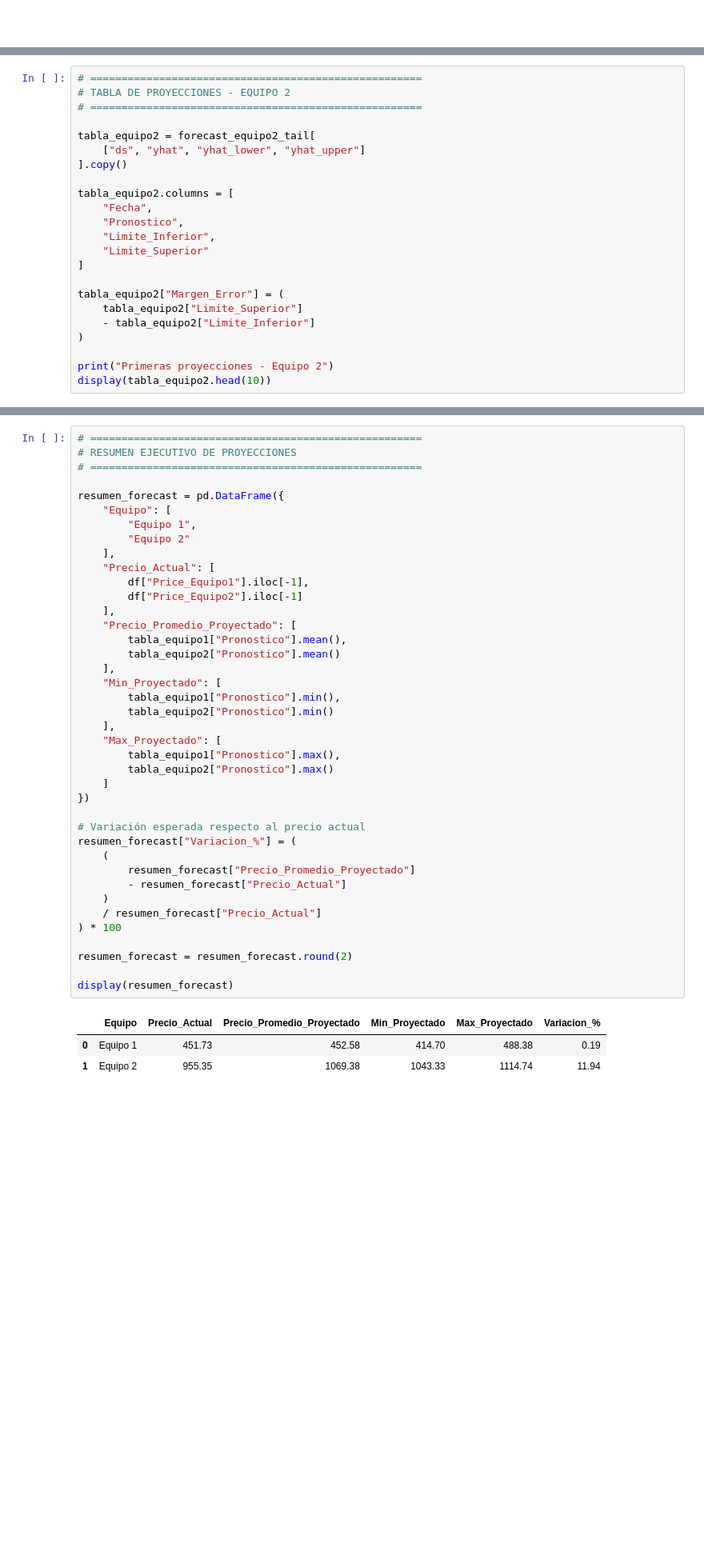
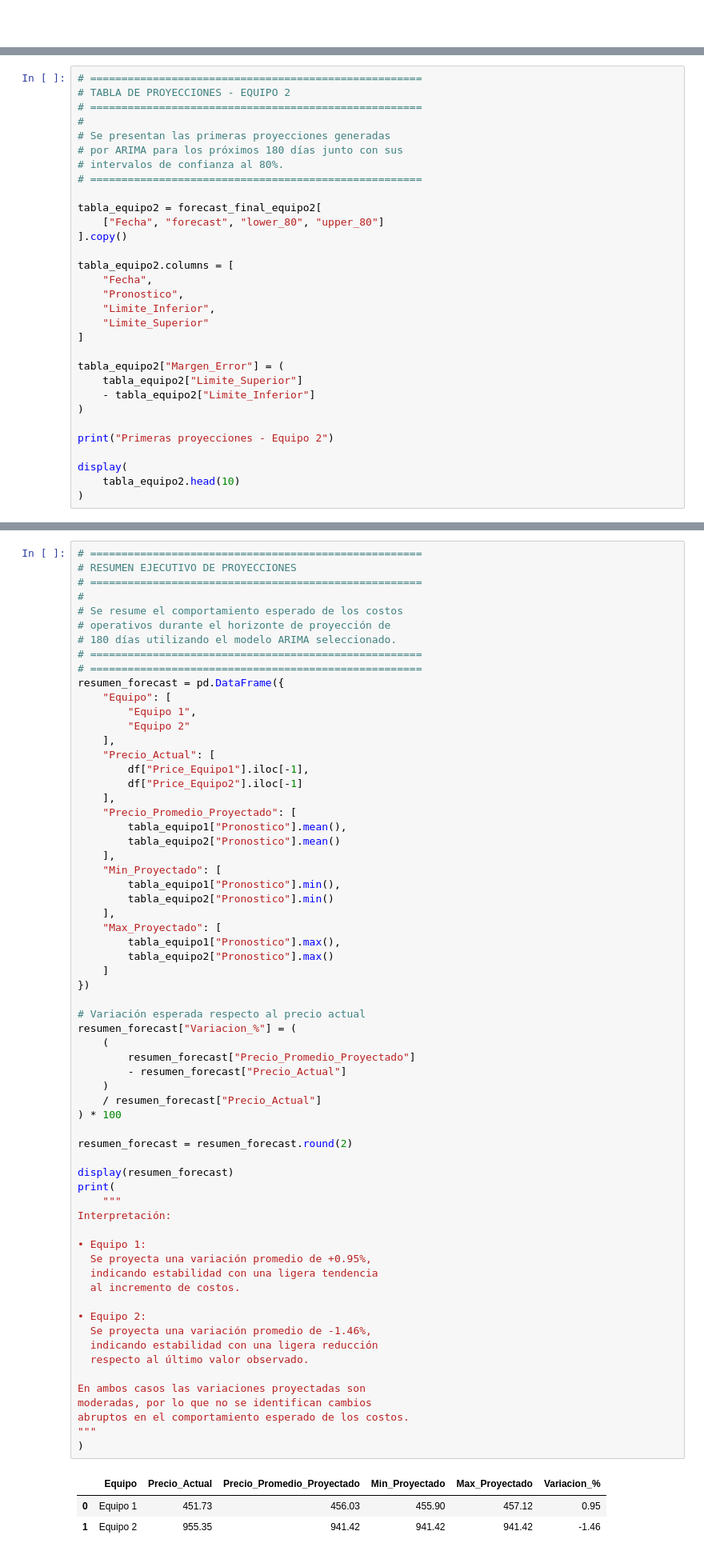
Before and after one commit to mariajose-erazo/dataknow-costos-operativos, a Jupyter notebook: notebooks/03_forecasting.ipynb, the cells around one changed output, grey strips where cells are left out. Shown at 80% size. Cells and saved outputs as stored; diff of their text form; blank space fills up the shorter version.

```diff
--- a/notebooks/03_forecasting.ipynb
+++ b/notebooks/03_forecasting.ipynb
@@ -772,9 +786,14 @@ Primeras proyecciones - Equipo 1
 # =====================================================
 # TABLA DE PROYECCIONES - EQUIPO 2
 # =====================================================
+#
+# Se presentan las primeras proyecciones generadas
+# por ARIMA para los próximos 180 días junto con sus
+# intervalos de confianza al 80%.
+# =====================================================
 
-tabla_equipo2 = forecast_equipo2_tail[
-    ["ds", "yhat", "yhat_lower", "yhat_upper"]
+tabla_equipo2 = forecast_final_equipo2[
+    ["Fecha", "forecast", "lower_80", "upper_80"]
 ].copy()
 
 tabla_equipo2.columns = [
@@ -790,7 +809,10 @@ tabla_equipo2["Margen_Error"] = (
 )
 
 print("Primeras proyecciones - Equipo 2")
-display(tabla_equipo2.head(10))
+
+display(
+    tabla_equipo2.head(10)
+)
 # %% [output]
 Primeras proyecciones - Equipo 2
 |  | Fecha | Pronostico | Limite_Inferior | Limite_Superior | Margen_Error |
@@ -808,7 +830,12 @@ Primeras proyecciones - Equipo 2
 # =====================================================
 # RESUMEN EJECUTIVO DE PROYECCIONES
 # =====================================================
-
+#
+# Se resume el comportamiento esperado de los costos
+# operativos durante el horizonte de proyección de
+# 180 días utilizando el modelo ARIMA seleccionado.
+# =====================================================
+# =====================================================
 resumen_forecast = pd.DataFrame({
     "Equipo": [
         "Equipo 1",
@@ -819,32 +846,51 @@ resumen_forecast = pd.DataFrame({
         df["Price_Equipo2"].iloc[-1]
     ],
     "Precio_Promedio_Proyectado": [
         tabla_equipo1["Pronostico"].mean(),
         tabla_equipo2["Pronostico"].mean()
     ],
     "Min_Proyectado": [
         tabla_equipo1["Pronostico"].min(),
         tabla_equipo2["Pronostico"].min()
     ],
     "Max_Proyectado": [
         tabla_equipo1["Pronostico"].max(),
         tabla_equipo2["Pronostico"].max()
     ]
 })
 
 # Variación esperada respecto al precio actual
 resumen_forecast["Variacion_%"] = (
     (
         resumen_forecast["Precio_Promedio_Proyectado"]
         - resumen_forecast["Precio_Actual"]
     )
     / resumen_forecast["Precio_Actual"]
 ) * 100
 
 resumen_forecast = resumen_forecast.round(2)
 
 display(resumen_forecast)
+print(
+    """
+Interpretación:
+
+• Equipo 1:
+  Se proyecta una variación promedio de +0.95%,
+  indicando estabilidad con una ligera tendencia
+  al incremento de costos.
+
+• Equipo 2:
+  Se proyecta una variación promedio de -1.46%,
+  indicando estabilidad con una ligera reducción
+  respecto al último valor observado.
+
+En ambos casos las variaciones proyectadas son
+moderadas, por lo que no se identifican cambios
+abruptos en el comportamiento esperado de los costos.
+"""
+)
 # %% [output]
 |  | Equipo | Precio_Actual | Precio_Promedio_Proyectado | Min_Proyectado | Max_Proyectado | Variacion_% |
-| 0 | Equipo 1 | 451.73 | 452.58 | 414.70 | 488.38 | 0.19 |
-| 1 | Equipo 2 | 955.35 | 1069.38 | 1043.33 | 1114.74 | 11.94 |
+| 0 | Equipo 1 | 451.73 | 456.03 | 455.90 | 457.12 | 0.95 |
+| 1 | Equipo 2 | 955.35 | 941.42 | 941.42 | 941.42 | -1.46 |
```
Also changed, not shown: parts of 48 cells of this notebook, 2 other files.
